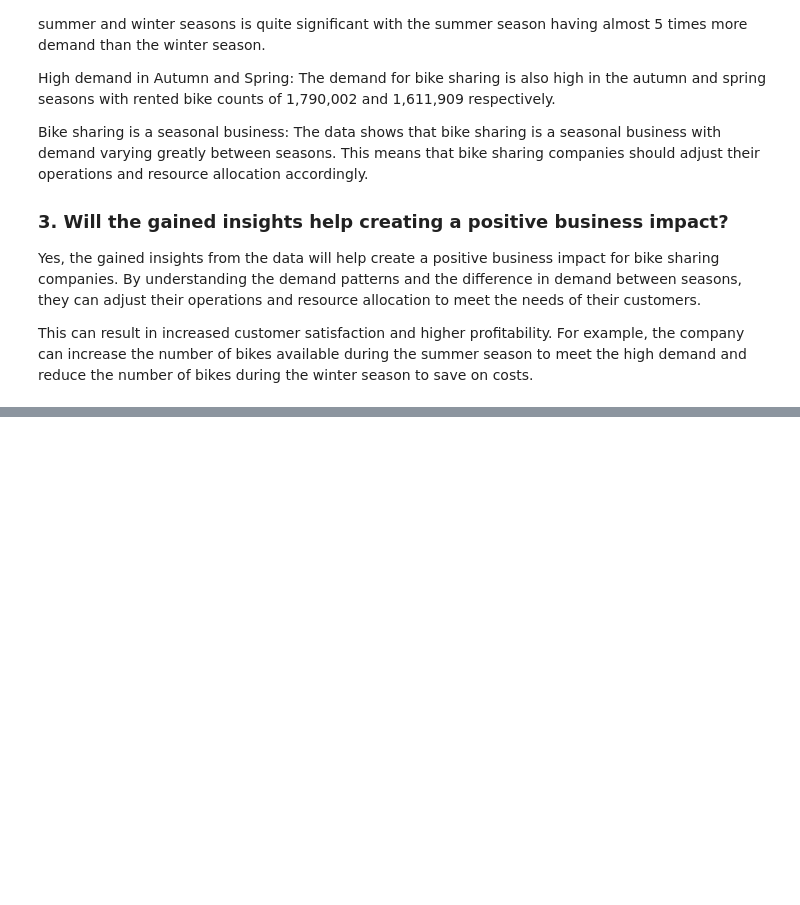
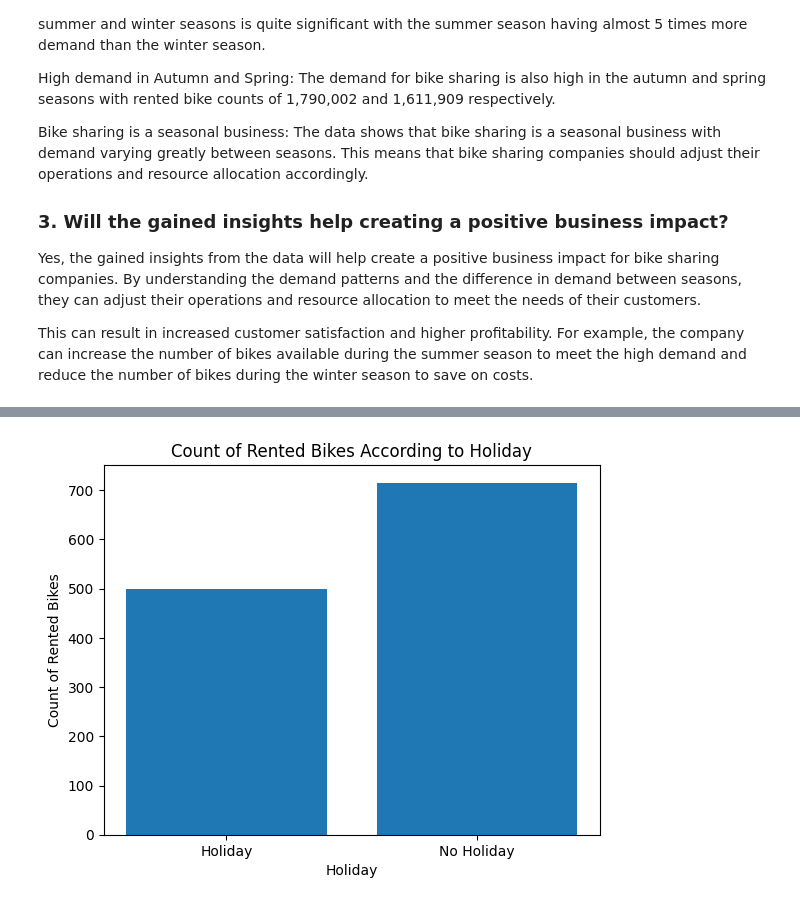
Before and after one commit to rajkumarshedage/Bike-Sharing-Demand-Prediction, a Jupyter notebook: Bike_Sharing_Demand_Prediction.ipynb, the cells around one changed output, grey strips where cells are left out. Cells and saved outputs as stored; diff of their text form; code cells hidden in the pictures; blank space fills up the shorter version.

```diff
--- a/Bike_Sharing_Demand_Prediction.ipynb
+++ b/Bike_Sharing_Demand_Prediction.ipynb
@@ -516,0 +564,14 @@ This can result in increased customer satisfaction and higher profitability. For
+# %%
+## Group the data by holiday and calculate the mean count of rented bikes
+
+grouped_data_holiday = data.groupby("Holiday").mean()["Rented Bike Count"]
+
+## Plot the data
+
+plt.bar(grouped_data_holiday.index, grouped_data_holiday.values)
+plt.xlabel("Holiday")
+plt.ylabel("Count of Rented Bikes")
+plt.title("Count of Rented Bikes According to Holiday")
+plt.show()
+# %% [output]
+[figure, added]
```
Also changed, not shown: parts of 7 cells of this notebook.
